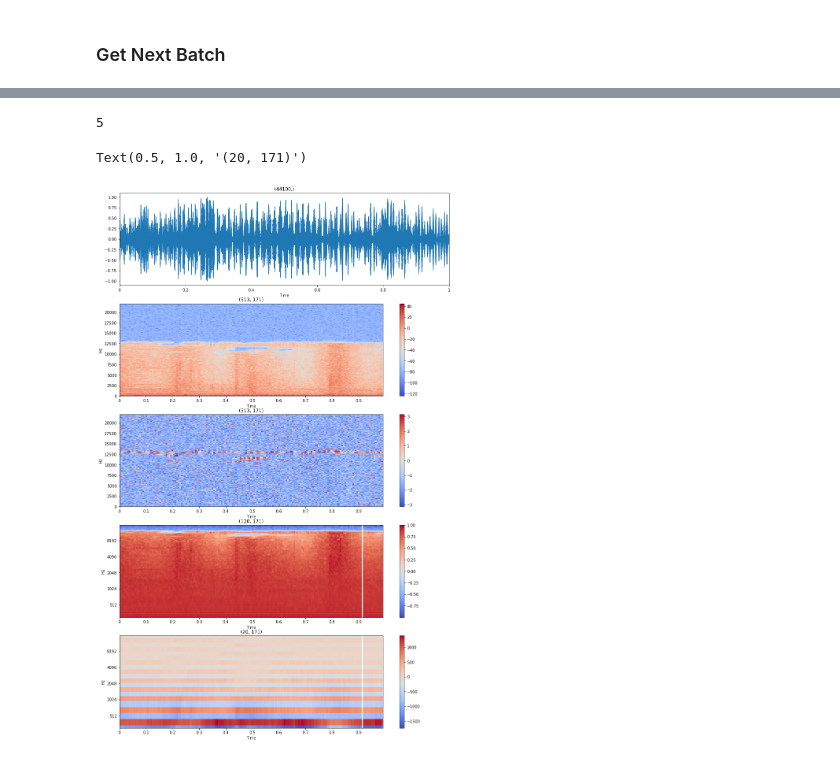
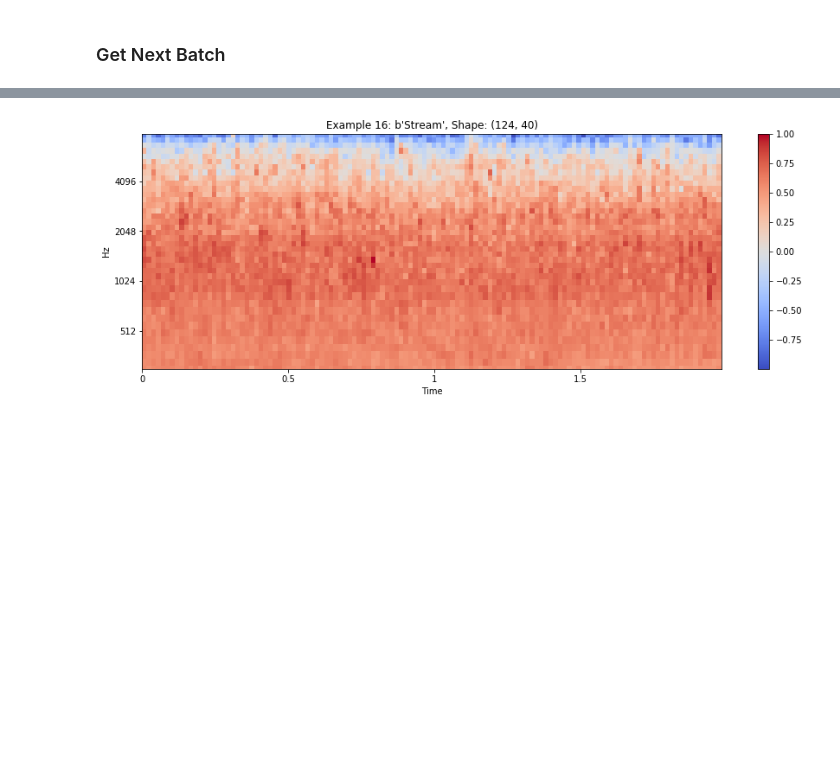
Before and after one commit to ebucheli/FreeSound_GPAT, a Jupyter notebook: Load_FS_Clean.ipynb, the cells around one changed output, grey strips where cells are left out. Cells and saved outputs as stored; diff of their text form; code cells hidden in the pictures; blank space fills up the shorter version.

```diff
--- a/Load_FS_Clean.ipynb
+++ b/Load_FS_Clean.ipynb
@@ -23,0 +34,15 @@ dataset = data.create_and_batch_dataset_freesound(path_ds, part = 'noisy')
+# %%
+dataset = data.create_and_batch_dataset_freesound(path_ds,
+                                                  part = part,
+                                                  batch_size = batch_size,
+                                                  transformation = transformation,
+                                                  normalize = normalize,
+                                                  sr=sr,
+                                                  len_sec=len_sec,
+                                                  frame_length=frame_length,
+                                                  frame_step=frame_step,
+                                                  fft_length=fft_length,
+                                                  n_mels=n_mels,
+                                                  n_mfcc=n_mfcc,
+                                                  mel_lower_edge=mel_lower_edge,
+                                                  mel_upper_edge=mel_upper_edge)
@@ -32,5 +59,5 @@ next_step = iterator.get_next()
 with tf.Session() as sess:
     sess.run(iterator.initializer)
 
-    this_waves,this_mX, this_pX, this_mels,this_mfccs = sess.run(next_step)
+    this_rep,this_labels = sess.run(next_step)
 # %% [markdown]
@@ -44,27 +65,19 @@ Audio(this_waves[n].squeeze(0), rate = sr)
 # %%
-print(n)
-plt.figure(figsize = (15,25))
-plt.tight_layout()
-plt.subplot(5,1,1)
-librosa.display.waveplot(this_waves[n].squeeze(0),sr = sr)
-plt.title(this_waves[n].squeeze(0).shape)
-plt.subplot(5,1,2)
-librosa.display.specshow(this_mX[n].squeeze(0).T,x_axis='time',y_axis='linear',sr=sr,hop_length=256)
-plt.title(this_mX[n].squeeze(0).T.shape)
-plt.colorbar()
-plt.subplot(5,1,3)
-librosa.display.specshow(np.diff(np.unwrap(this_pX[n].squeeze(0),axis=1),axis=1).T,x_axis='time',y_axis='linear',sr=sr,hop_length=256)
-plt.colorbar()
-plt.title(this_pX[n].squeeze(0).T.shape)
-plt.subplot(5,1,4)
-librosa.display.specshow(this_mels[n].T,sr=sr,x_axis = 'time',y_axis = 'mel',fmin=125,fmax=16000,hop_length=256)
-plt.colorbar()
-plt.title(this_mels[n].T.shape)
-plt.subplot(5,1,5)
-librosa.display.specshow(this_mfccs[n,:,:40].T,sr=sr,x_axis = 'time',y_axis = 'mel',fmin=125,fmax=16000,hop_length=256)
-plt.colorbar()
-plt.title(this_mfccs[n].T.shape)
+n = np.random.randint(0,32)
+#n=4
+plt.figure(figsize = (15,5))
+
+if transformation == 'wave':
+    librosa.display.waveplot(this_rep[n].squeeze(0),sr=sr)
+    plt.title('Example {}: {}, Size: {}'.format(n,this_labels[n],len(this_rep[n].squeeze(0))))
+
+elif transformation == 'mag':
+    librosa.display.specshow(this_rep[n].squeeze(0).T,x_axis='time',y_axis='linear',sr=sr,hop_length=256)
+    plt.colorbar()
+    plt.title('Example {}: {}, Shape: {}'.format(n,this_labels[n],this_rep[n].squeeze(0).shape))
+elif transformation == 'mel' or 'mfcc':
+    librosa.display.specshow(this_rep[n].T,sr=sr,x_axis = 'time',y_axis = 'mel',fmin=mel_lower_edge,fmax=mel_upper_edge,hop_length=256)
+    plt.colorbar()
+    plt.title('Example {}: {}, Shape: {}'.format(n,this_labels[n],this_rep[n].shape))
 # %% [output]
-5
-Text(0.5, 1.0, '(20, 171)')
-[figure, old version]
+[figure, new version]
```
Also changed, not shown: parts of 6 cells of this notebook, 1 other file.
